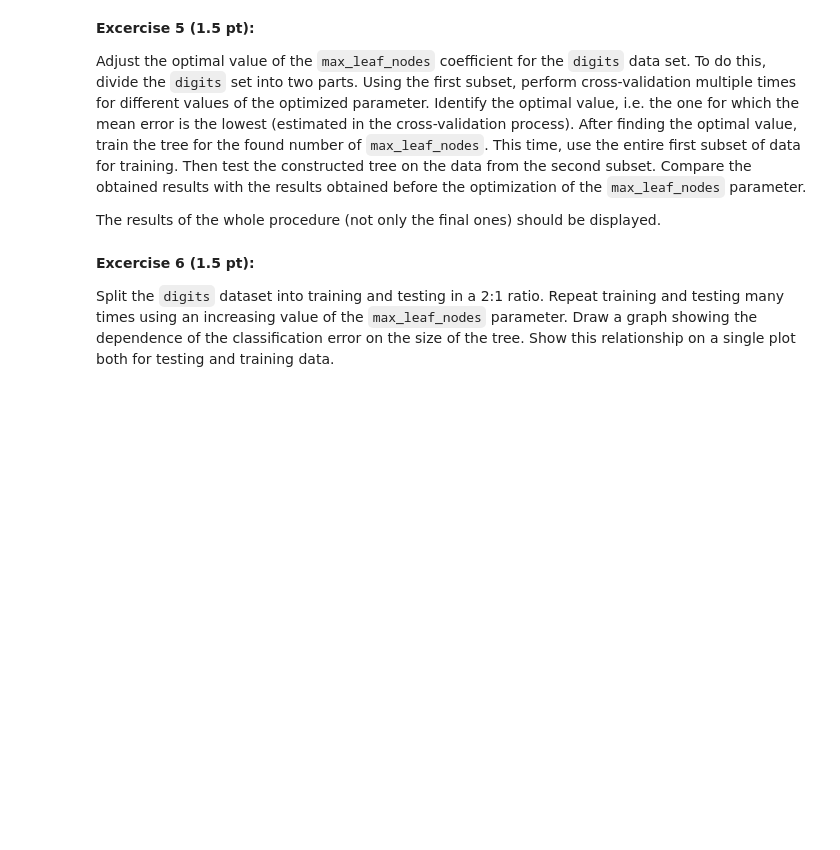
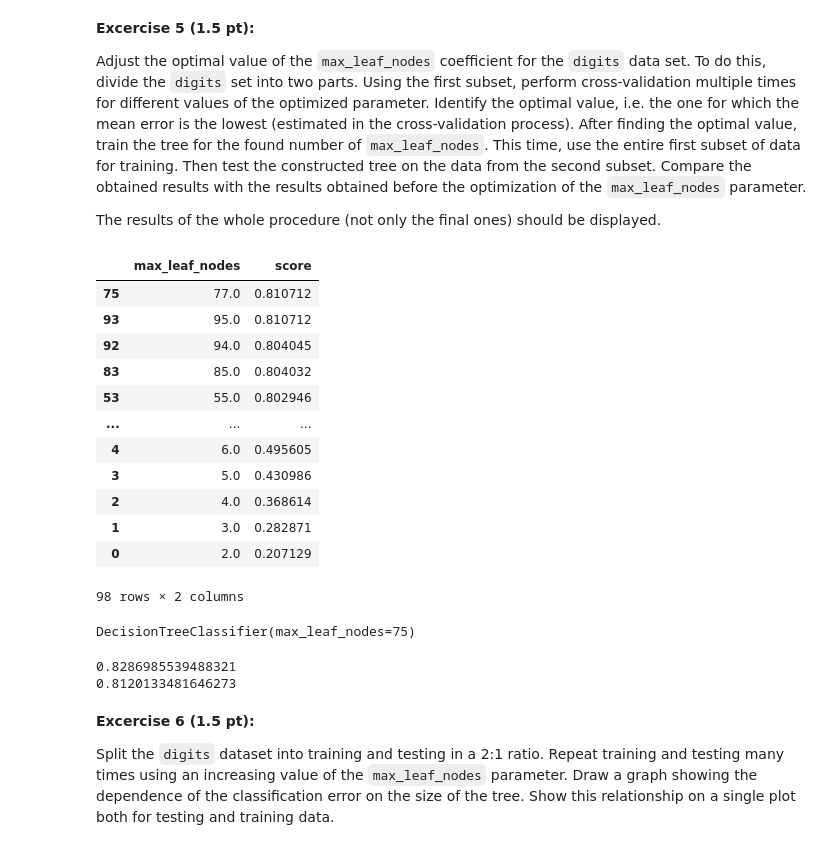
Before and after one commit to Azirral/data-science-exercises, a Jupyter notebook: Exercise4/DecisionTrees.ipynb, the cells around one changed output. Cells and saved outputs as stored; diff of their text form; code cells hidden in the pictures; blank space fills up the shorter version.

Commit message:
Max number of leaves in range [2,100) for a tree with the highest score found

```diff
--- a/Exercise4/DecisionTrees.ipynb
+++ b/Exercise4/DecisionTrees.ipynb
@@ -227,6 +228,43 @@ Tree with maximum 5 leaves has a significantly worse score to that with minimum
 Adjust the optimal value of the `max_leaf_nodes` coefficient for the `digits` data set. To do this, divide the `digits` set into two parts. Using the first subset, perform cross-validation multiple times for different values of the optimized parameter. Identify the optimal value, i.e. the one for which the mean error is the lowest (estimated in the cross-validation process). After finding the optimal value, train the tree for the found number of `max_leaf_nodes`. This time, use the entire first subset of data for training. Then test the constructed tree on the data from the second subset. Compare the obtained results with the results obtained before the optimization of the `max_leaf_nodes` parameter.
 
 The results of the whole procedure (not only the final ones) should be displayed.
+# %%
+data_train, data_test, target_train, target_test = train_test_split(digits.data, digits.target, test_size=0.5, random_state=0)
+mytree = tree.DecisionTreeClassifier()
+mytree.fit(data_train, target_train)
+MAX_LEAF_NODES = 100
+
+df = pd.DataFrame(columns=['max_leaf_nodes', 'score'])
+for i in range(2,MAX_LEAF_NODES):
+    optimized_tree = tree.DecisionTreeClassifier(max_leaf_nodes=i)
+    df.loc[len(df.index)] = [i, cross_val_score(optimized_tree, data_train, target_train, cv=10).mean()]
+# %%
+df.sort_values(by='score', ascending=False)
+# %% [output]
+|  | max_leaf_nodes | score |
+| 75 | 77.0 | 0.810712 |
+| 93 | 95.0 | 0.810712 |
+| 92 | 94.0 | 0.804045 |
+| 83 | 85.0 | 0.804032 |
+| 53 | 55.0 | 0.802946 |
+| ... | ... | ... |
+| 4 | 6.0 | 0.495605 |
+| 3 | 5.0 | 0.430986 |
+| 2 | 4.0 | 0.368614 |
+| 1 | 3.0 | 0.282871 |
+| 0 | 2.0 | 0.207129 |
+98 rows × 2 columns
+# %%
+max_leaf_tree = tree.DecisionTreeClassifier(max_leaf_nodes=75)
+max_leaf_tree.fit(data_train, target_train)
+# %% [output]
+DecisionTreeClassifier(max_leaf_nodes=75)
+# %%
+print(mytree.score(data_test, target_test))
+print(max_leaf_tree.score(data_test, target_test))
+# %% [output]
+0.8286985539488321
+0.8120133481646273
 # %% [markdown]
 **Excercise 6 (1.5 pt):**
 
```
Also changed, not shown: parts of 7 cells of this notebook.
